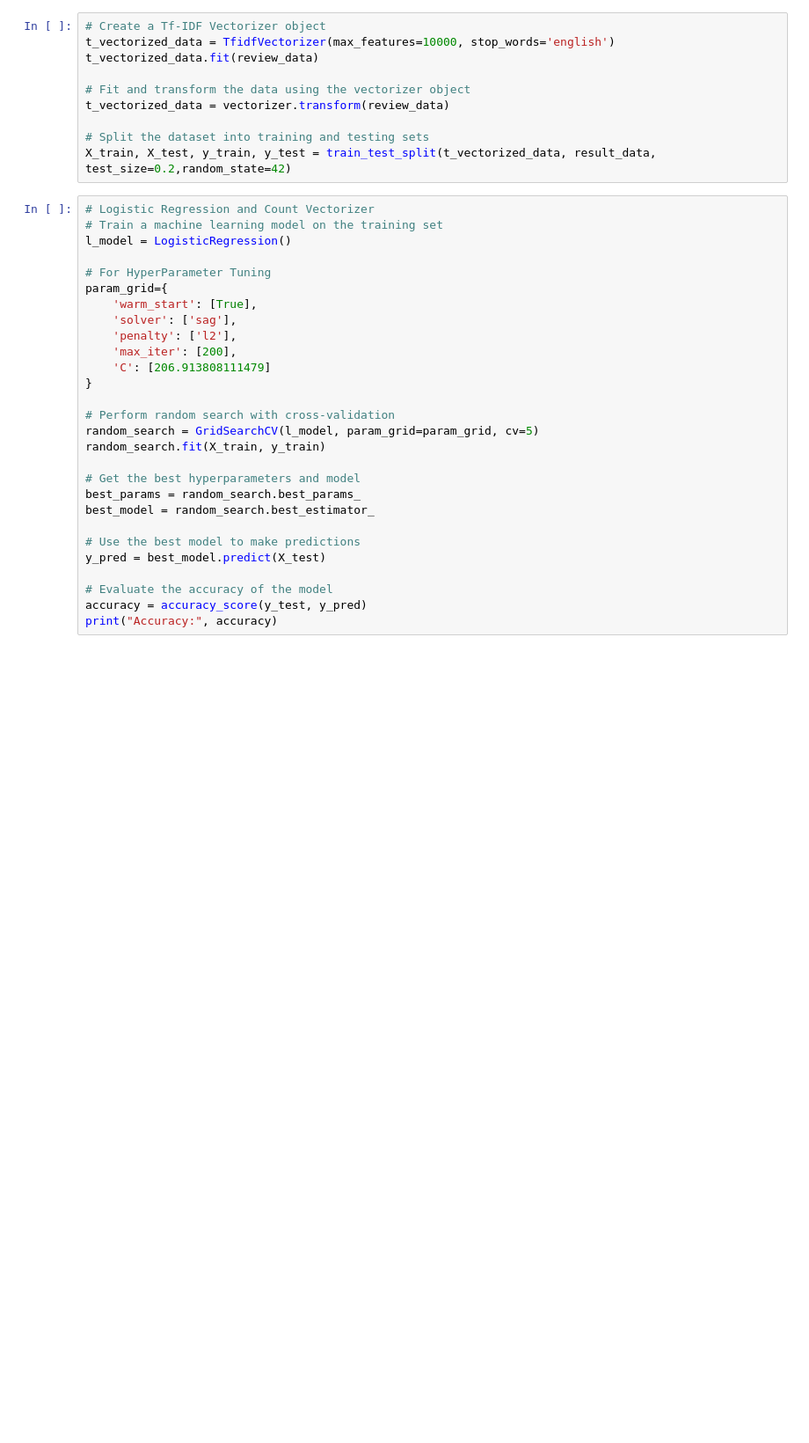
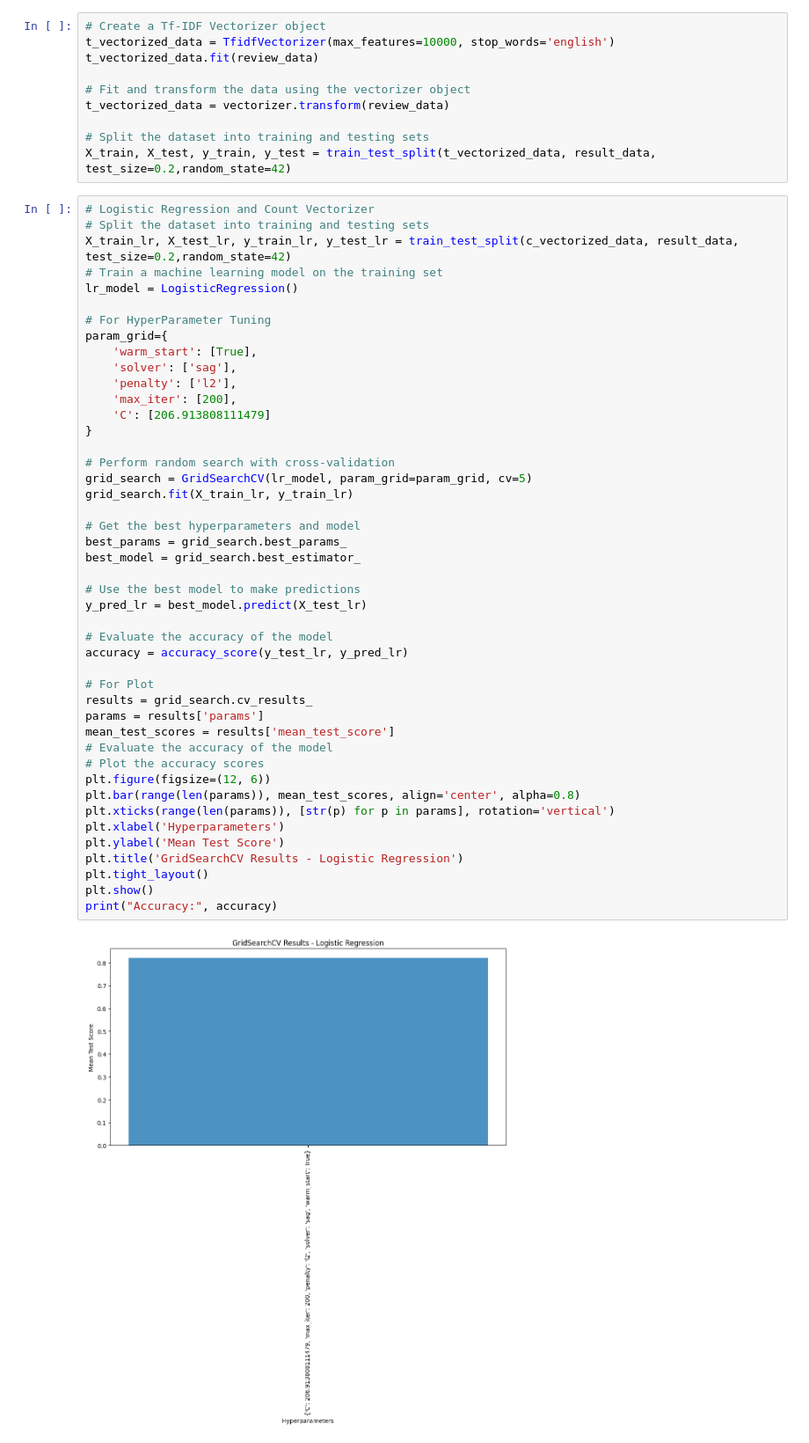
Before and after one commit to rujal408/fuzzy-sentiment, a Jupyter notebook: googlesentiment.ipynb, the cells around one changed output. Shown at 88% size. Cells and saved outputs as stored; diff of their text form; blank space fills up the shorter version.

```diff
--- a/googlesentiment.ipynb
+++ b/googlesentiment.ipynb
@@ -164,30 +169,48 @@ t_vectorized_data = vectorizer.transform(review_data)
 X_train, X_test, y_train, y_test = train_test_split(t_vectorized_data, result_data, test_size=0.2,random_state=42)
 # %%
 # Logistic Regression and Count Vectorizer
+# Split the dataset into training and testing sets
+X_train_lr, X_test_lr, y_train_lr, y_test_lr = train_test_split(c_vectorized_data, result_data, test_size=0.2,random_state=42)
 # Train a machine learning model on the training set
-l_model = LogisticRegression()
+lr_model = LogisticRegression()
 
 # For HyperParameter Tuning
 param_grid={
     'warm_start': [True],
     'solver': ['sag'],
     'penalty': ['l2'],
     'max_iter': [200],
     'C': [206.913808111479]
 }
 
 # Perform random search with cross-validation
-random_search = GridSearchCV(l_model, param_grid=param_grid, cv=5)
-random_search.fit(X_train, y_train)
+grid_search = GridSearchCV(lr_model, param_grid=param_grid, cv=5)
+grid_search.fit(X_train_lr, y_train_lr)
 
 # Get the best hyperparameters and model
-best_params = random_search.best_params_
-best_model = random_search.best_estimator_
+best_params = grid_search.best_params_
+best_model = grid_search.best_estimator_
 
 # Use the best model to make predictions
-y_pred = best_model.predict(X_test)
+y_pred_lr = best_model.predict(X_test_lr)
 
 # Evaluate the accuracy of the model
-accuracy = accuracy_score(y_test, y_pred)
+accuracy = accuracy_score(y_test_lr, y_pred_lr)
+
+# For Plot
+results = grid_search.cv_results_
+params = results['params']
+mean_test_scores = results['mean_test_score']
+# Evaluate the accuracy of the model
+# Plot the accuracy scores
+plt.figure(figsize=(12, 6))
+plt.bar(range(len(params)), mean_test_scores, align='center', alpha=0.8)
+plt.xticks(range(len(params)), [str(p) for p in params], rotation='vertical')
+plt.xlabel('Hyperparameters')
+plt.ylabel('Mean Test Score')
+plt.title('GridSearchCV Results - Logistic Regression')
+plt.tight_layout()
+plt.show()
 print("Accuracy:", accuracy)
 # %% [output]
+[figure, added]
```
Also changed, not shown: parts of 12 cells of this notebook.
